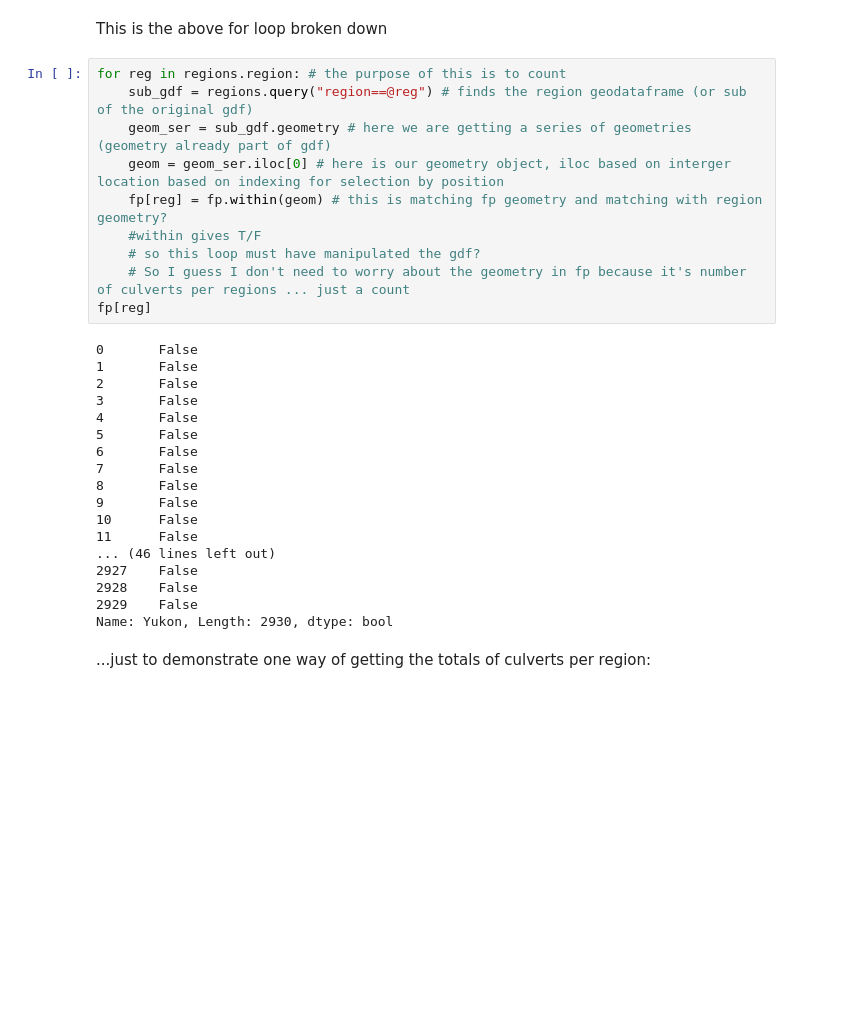
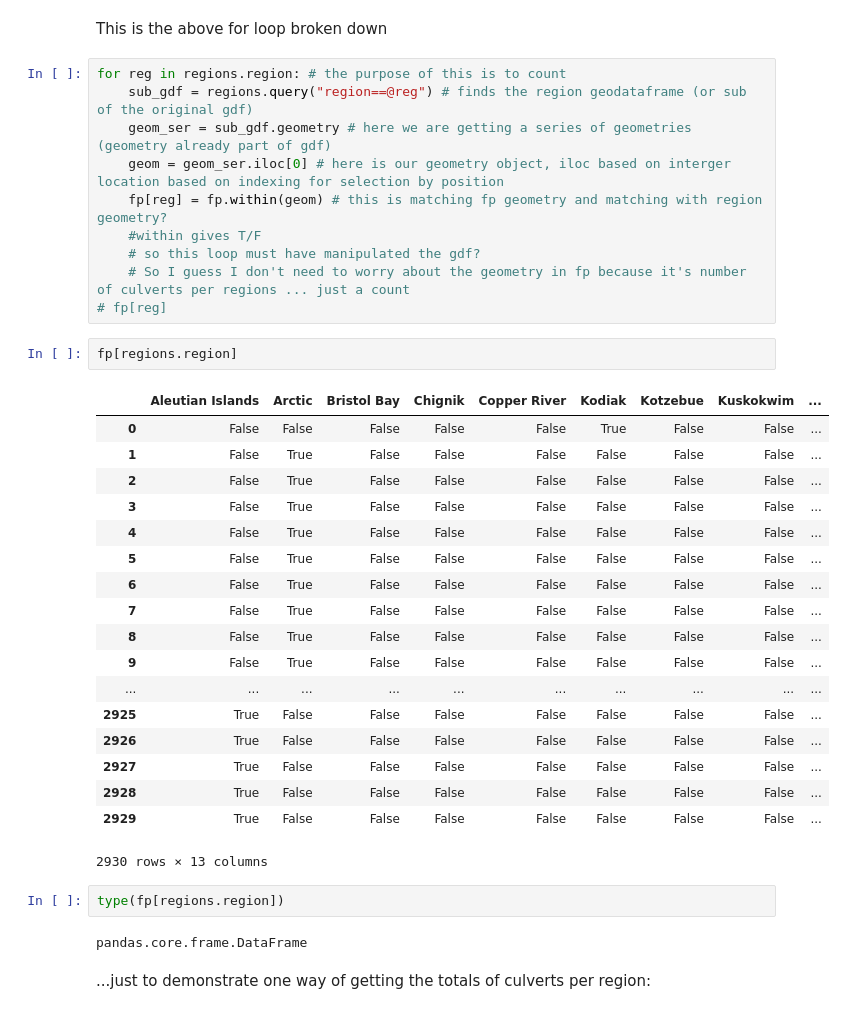
Before and after one commit to mariejohnson/spatial_analysis, a Jupyter notebook: culverts_notebook.ipynb, the cells around one changed output. Drawn from its saved outputs; the diff is of its cells as text; blank space fills up the shorter version.

```diff
--- a/culverts_notebook.ipynb
+++ b/culverts_notebook.ipynb
@@ -93,25 +124,32 @@ for reg in regions.region: # the purpose of this is to count
     #within gives T/F
     # so this loop must have manipulated the gdf?
     # So I guess I don't need to worry about the geometry in fp because it's number of culverts per regions ... just a count
-fp[reg]
+# fp[reg]
-# %% [output]
-0       False
-1       False
-2       False
-3       False
-4       False
-5       False
-6       False
-7       False
-8       False
-9       False
-10      False
-11      False
-... (46 lines left out)
-2927    False
-2928    False
-2929    False
-Name: Yukon, Length: 2930, dtype: bool
+# %%
+fp[regions.region]
+# %% [output]
+|  | Aleutian Islands | Arctic | Bristol Bay | Chignik | Copper River | Kodiak | Kotzebue | Kuskokwim | ... |
+| 0 | False | False | False | False | False | True | False | False | ... |
+| 1 | False | True | False | False | False | False | False | False | ... |
+| 2 | False | True | False | False | False | False | False | False | ... |
+| 3 | False | True | False | False | False | False | False | False | ... |
+| 4 | False | True | False | False | False | False | False | False | ... |
+| 5 | False | True | False | False | False | False | False | False | ... |
+| 6 | False | True | False | False | False | False | False | False | ... |
+| 7 | False | True | False | False | False | False | False | False | ... |
+| 8 | False | True | False | False | False | False | False | False | ... |
+| 9 | False | True | False | False | False | False | False | False | ... |
+| ... | ... | ... | ... | ... | ... | ... | ... | ... | ... |
+| 2925 | True | False | False | False | False | False | False | False | ... |
+| 2926 | True | False | False | False | False | False | False | False | ... |
+| 2927 | True | False | False | False | False | False | False | False | ... |
+| 2928 | True | False | False | False | False | False | False | False | ... |
+| 2929 | True | False | False | False | False | False | False | False | ... |
+2930 rows × 13 columns
+# %%
+type(fp[regions.region])
+# %% [output]
+pandas.core.frame.DataFrame
 # %% [markdown]
 ...just to demonstrate one way of getting the totals of culverts per region:
 # %%
```
Also changed, not shown: parts of 19 cells of this notebook.
